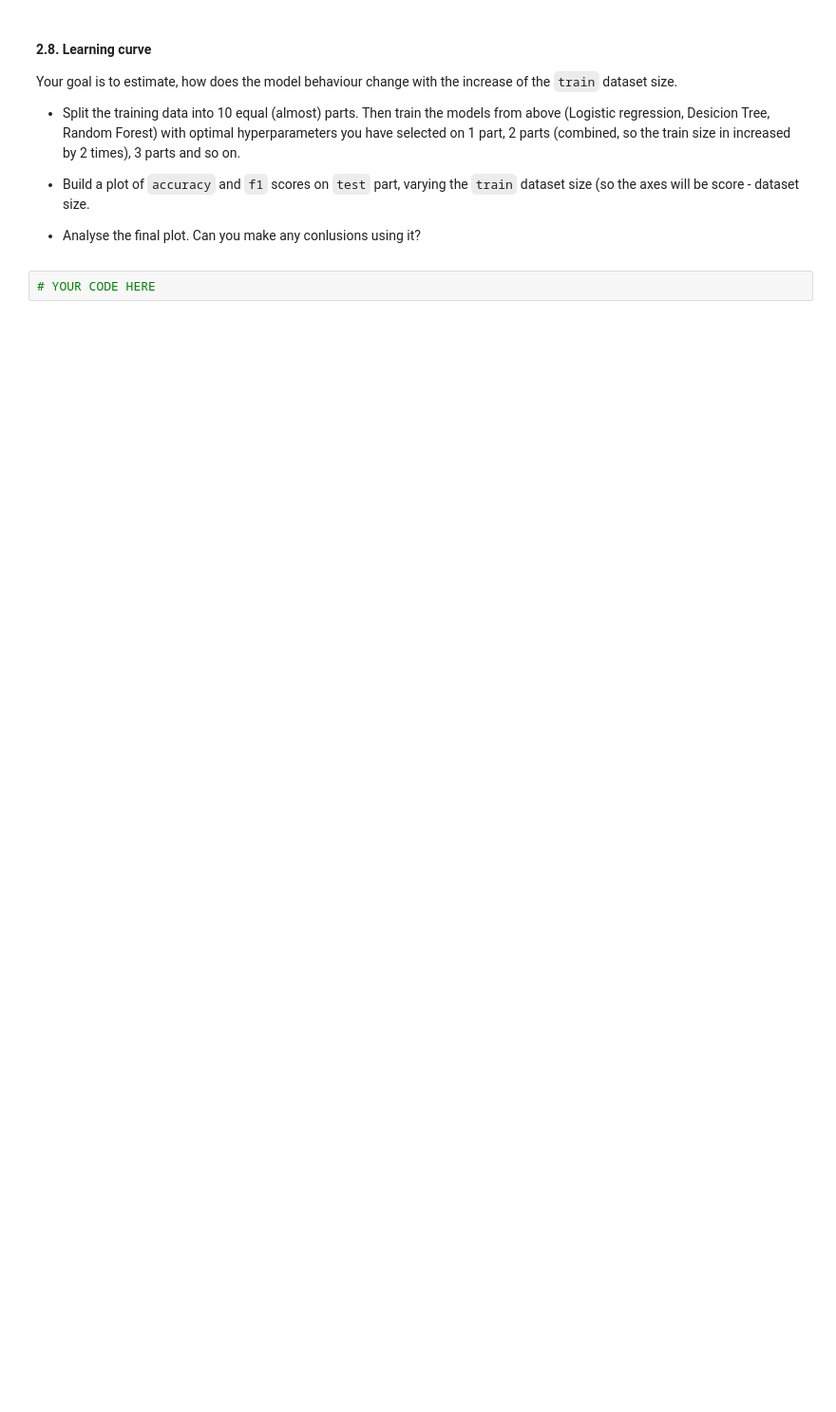
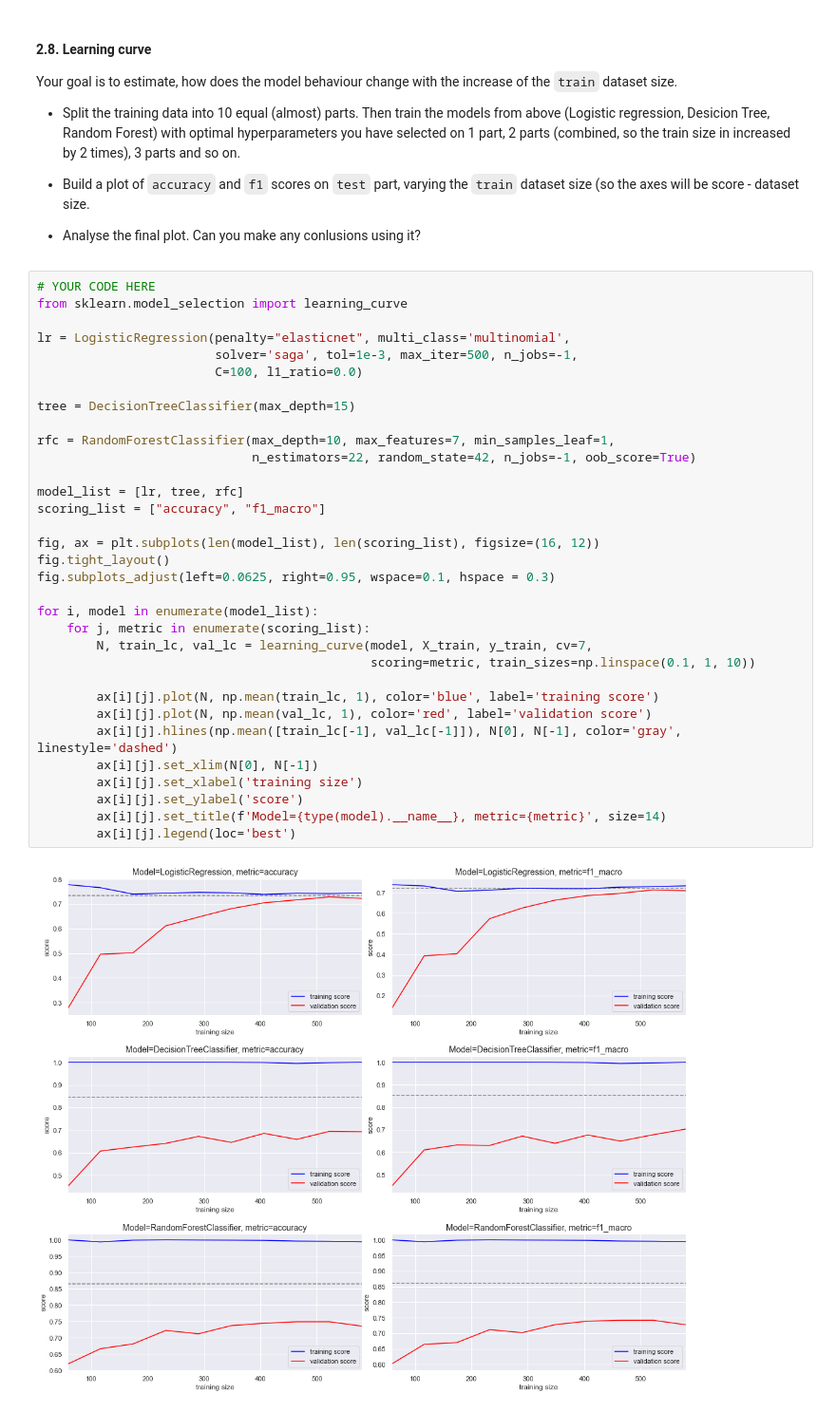
Before and after one commit to hakob-petro/ml-mipt, a Jupyter notebook: homeworks_basic/Lab1_ML_pipeline_and_SVM/Lab1_part2_ml_pipeline.ipynb, the cells around one changed output. Shown at 95% size. Saved outputs shown, nothing was run; the diff lists cells and outputs as text; blank space fills up the shorter version.

```diff
--- a/homeworks_basic/Lab1_ML_pipeline_and_SVM/Lab1_part2_ml_pipeline.ipynb
+++ b/homeworks_basic/Lab1_ML_pipeline_and_SVM/Lab1_part2_ml_pipeline.ipynb
@@ -527,5 +580,38 @@ Your goal is to estimate, how does the model behaviour change with the increase
 * Build a plot of `accuracy` and `f1` scores on `test` part, varying the `train` dataset size (so the axes will be score - dataset size.
 
 * Analyse the final plot. Can you make any conlusions using it?
-# %%
-# YOUR CODE HERE
+# %%
+# YOUR CODE HERE
+from sklearn.model_selection import learning_curve
+
+lr = LogisticRegression(penalty="elasticnet", multi_class='multinomial',
+                        solver='saga', tol=1e-3, max_iter=500, n_jobs=-1,
+                        C=100, l1_ratio=0.0)
+
+tree = DecisionTreeClassifier(max_depth=15)
+
+rfc = RandomForestClassifier(max_depth=10, max_features=7, min_samples_leaf=1,
+                             n_estimators=22, random_state=42, n_jobs=-1, oob_score=True)
+
+model_list = [lr, tree, rfc]
+scoring_list = ["accuracy", "f1_macro"]
+
+fig, ax = plt.subplots(len(model_list), len(scoring_list), figsize=(16, 12))
+fig.tight_layout()
+fig.subplots_adjust(left=0.0625, right=0.95, wspace=0.1, hspace = 0.3)
+
+for i, model in enumerate(model_list):
+    for j, metric in enumerate(scoring_list):
+        N, train_lc, val_lc = learning_curve(model, X_train, y_train, cv=7,
+                                             scoring=metric, train_sizes=np.linspace(0.1, 1, 10))
+
+        ax[i][j].plot(N, np.mean(train_lc, 1), color='blue', label='training score')
+        ax[i][j].plot(N, np.mean(val_lc, 1), color='red', label='validation score')
+        ax[i][j].hlines(np.mean([train_lc[-1], val_lc[-1]]), N[0], N[-1], color='gray', linestyle='dashed')
+        ax[i][j].set_xlim(N[0], N[-1])
+        ax[i][j].set_xlabel('training size')
+        ax[i][j].set_ylabel('score')
+        ax[i][j].set_title(f'Model={type(model).__name__}, metric={metric}', size=14)
+        ax[i][j].legend(loc='best')
+# %% [output]
+[figure, added]
```
Also changed, not shown: parts of 17 cells of this notebook.
